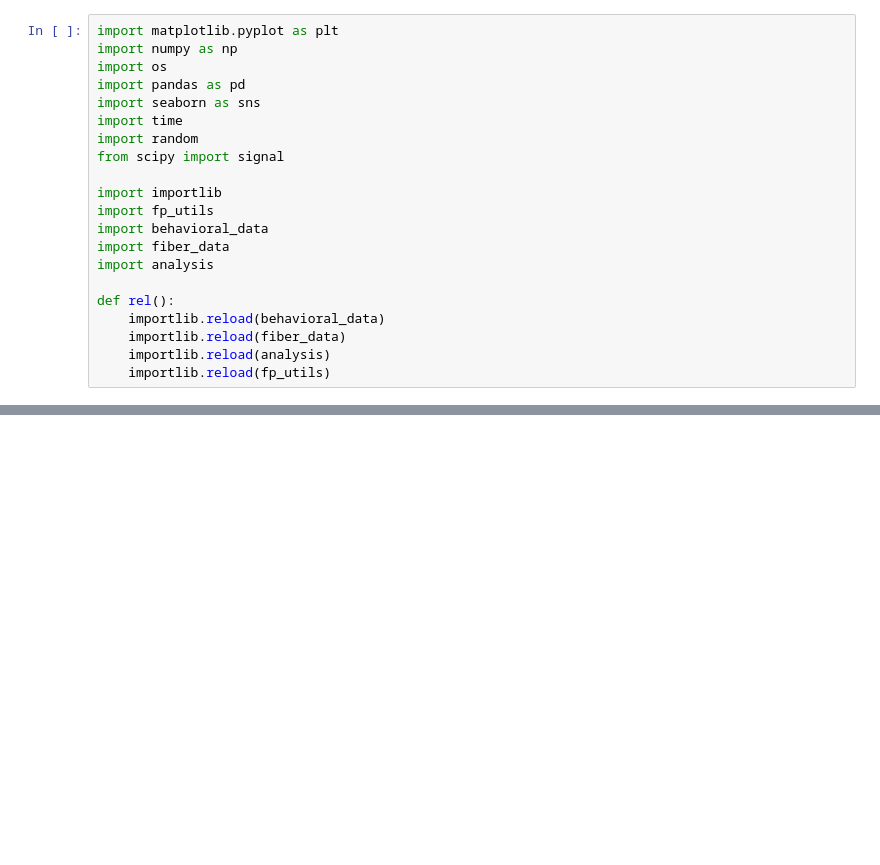
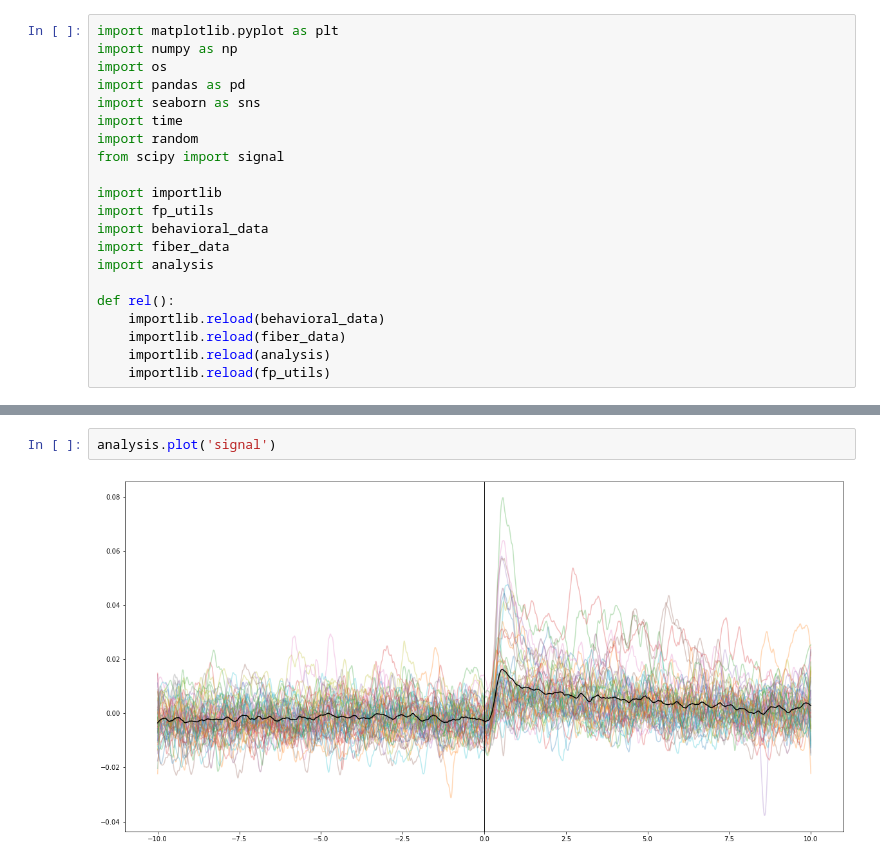
Before and after one commit to matias-ceau/pyfiber, a Jupyter notebook: dev/FIBER.ipynb, the cells around one changed output, grey strips where cells are left out. Cells and saved outputs as stored; diff of their text form; blank space fills up the shorter version.

```diff
--- a/dev/FIBER.ipynb
+++ b/dev/FIBER.ipynb
@@ -736,0 +83,4 @@ plt.yscale('log')
+# %%
+analysis.plot('signal')
+# %% [output]
+[figure, added]
```
Also changed, not shown: parts of 92 cells of this notebook, 21 other files.
